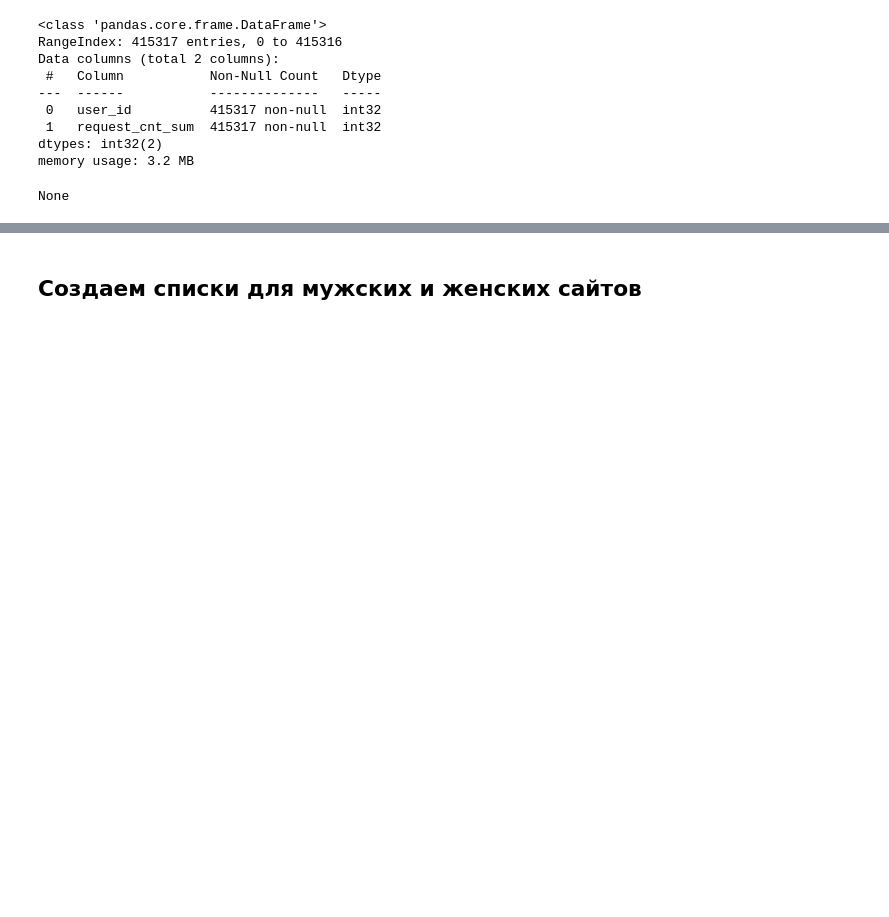
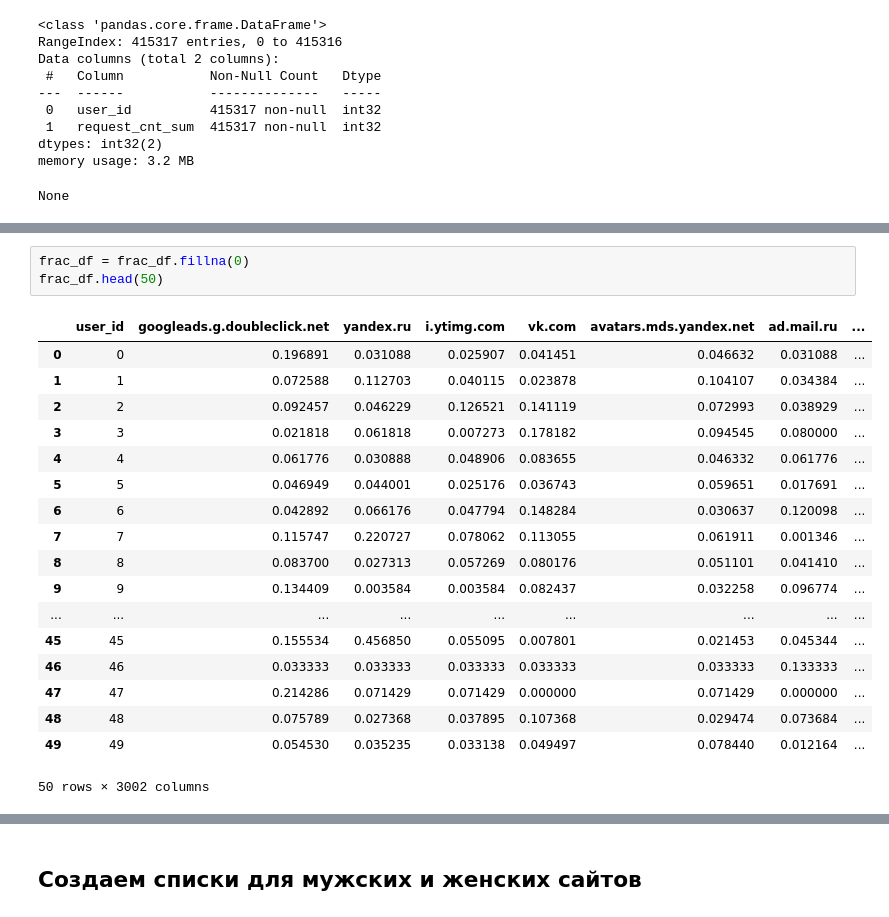
Before and after one commit to koshkidadanet/MTS-ML-CUP, a Jupyter notebook: feature_eng.ipynb, the cells around one changed output, grey strips where cells are left out. Drawn from its saved outputs; the diff is of its cells as text; blank space fills up the shorter version.

```diff
--- a/feature_eng.ipynb
+++ b/feature_eng.ipynb
@@ -1202,3 +1196,25 @@ None
+# %%
+frac_df = frac_df.fillna(0)
+frac_df.head(50)
+# %% [output]
+|  | user_id | googleads.g.doubleclick.net | yandex.ru | i.ytimg.com | vk.com | avatars.mds.yandex.net | ad.mail.ru | ... |
+| 0 | 0 | 0.196891 | 0.031088 | 0.025907 | 0.041451 | 0.046632 | 0.031088 | ... |
+| 1 | 1 | 0.072588 | 0.112703 | 0.040115 | 0.023878 | 0.104107 | 0.034384 | ... |
+| 2 | 2 | 0.092457 | 0.046229 | 0.126521 | 0.141119 | 0.072993 | 0.038929 | ... |
+| 3 | 3 | 0.021818 | 0.061818 | 0.007273 | 0.178182 | 0.094545 | 0.080000 | ... |
+| 4 | 4 | 0.061776 | 0.030888 | 0.048906 | 0.083655 | 0.046332 | 0.061776 | ... |
+| 5 | 5 | 0.046949 | 0.044001 | 0.025176 | 0.036743 | 0.059651 | 0.017691 | ... |
+| 6 | 6 | 0.042892 | 0.066176 | 0.047794 | 0.148284 | 0.030637 | 0.120098 | ... |
+| 7 | 7 | 0.115747 | 0.220727 | 0.078062 | 0.113055 | 0.061911 | 0.001346 | ... |
+| 8 | 8 | 0.083700 | 0.027313 | 0.057269 | 0.080176 | 0.051101 | 0.041410 | ... |
+| 9 | 9 | 0.134409 | 0.003584 | 0.003584 | 0.082437 | 0.032258 | 0.096774 | ... |
+| ... | ... | ... | ... | ... | ... | ... | ... | ... |
+| 45 | 45 | 0.155534 | 0.456850 | 0.055095 | 0.007801 | 0.021453 | 0.045344 | ... |
+| 46 | 46 | 0.033333 | 0.033333 | 0.033333 | 0.033333 | 0.033333 | 0.133333 | ... |
+| 47 | 47 | 0.214286 | 0.071429 | 0.071429 | 0.000000 | 0.071429 | 0.000000 | ... |
+| 48 | 48 | 0.075789 | 0.027368 | 0.037895 | 0.107368 | 0.029474 | 0.073684 | ... |
+| 49 | 49 | 0.054530 | 0.035235 | 0.033138 | 0.049497 | 0.078440 | 0.012164 | ... |
+50 rows × 3002 columns
 # %%
 del df
 frac_df = frac_df.drop('user_id',axis=1)
```
Also changed, not shown: parts of 4 cells of this notebook, 4 other files.
